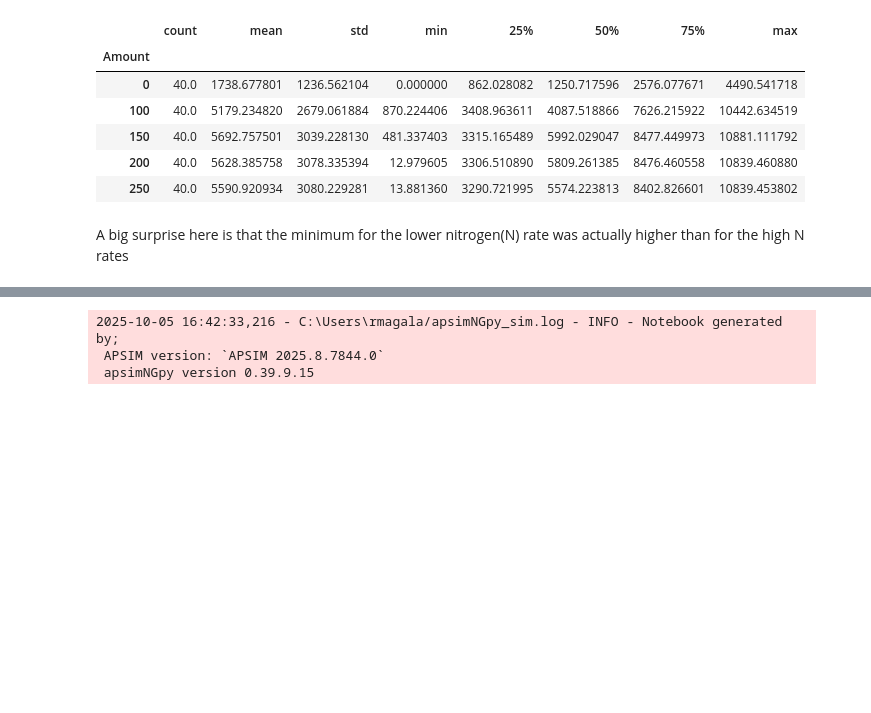
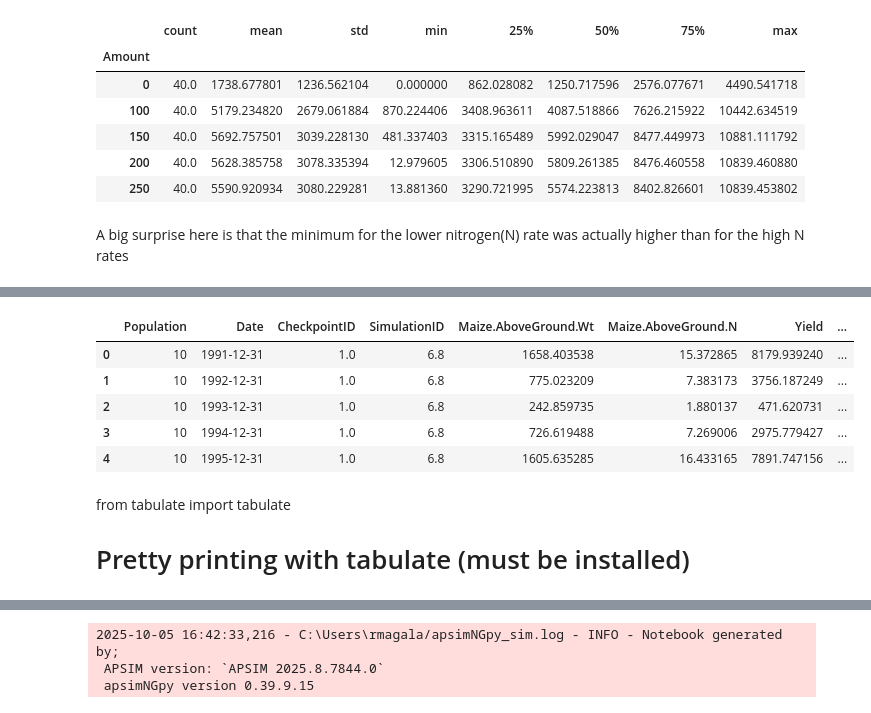
Before and after one commit to MAGALA-RICHARD/apsimNGpy, a Jupyter notebook: apsimNGpy/example_jupiter_notebooks/descriptive_stats.ipynb, the cells around one changed output, grey strips where cells are left out. Saved outputs shown, nothing was run; the diff lists cells and outputs as text; code cells hidden in the pictures; blank space fills up the shorter version.

```diff
--- a/apsimNGpy/example_jupiter_notebooks/descriptive_stats.ipynb
+++ b/apsimNGpy/example_jupiter_notebooks/descriptive_stats.ipynb
@@ -141,0 +145,24 @@ A big surprise here is that the minimum for the lower nitrogen(N) rate was actua
+# %%
+df['Date'] = pd.to_datetime(df['Clock.Today'])
+time_groups = ['Population']
+
+monthly = (
+    df.set_index('Date')
+      .groupby(time_groups)                    # ignored if empty
+      .resample('YE')
+      .mean(numeric_only=True)
+      .reset_index()
+)
+
+monthly.head()
+# %% [output]
+|  | Population | Date | CheckpointID | SimulationID | Maize.AboveGround.Wt | Maize.AboveGround.N | Yield | ... |
+| 0 | 10 | 1991-12-31 | 1.0 | 6.8 | 1658.403538 | 15.372865 | 8179.939240 | ... |
+| 1 | 10 | 1992-12-31 | 1.0 | 6.8 | 775.023209 | 7.383173 | 3756.187249 | ... |
+| 2 | 10 | 1993-12-31 | 1.0 | 6.8 | 242.859735 | 1.880137 | 471.620731 | ... |
+| 3 | 10 | 1994-12-31 | 1.0 | 6.8 | 726.619488 | 7.269006 | 2975.779427 | ... |
+| 4 | 10 | 1995-12-31 | 1.0 | 6.8 | 1605.635285 | 16.433165 | 7891.747156 | ... |
+# %% [markdown]
+from tabulate import tabulate
+
+# Pretty printing with tabulate (must be installed)
```
Also changed, not shown: parts of 2 cells of this notebook, 1 other file.
